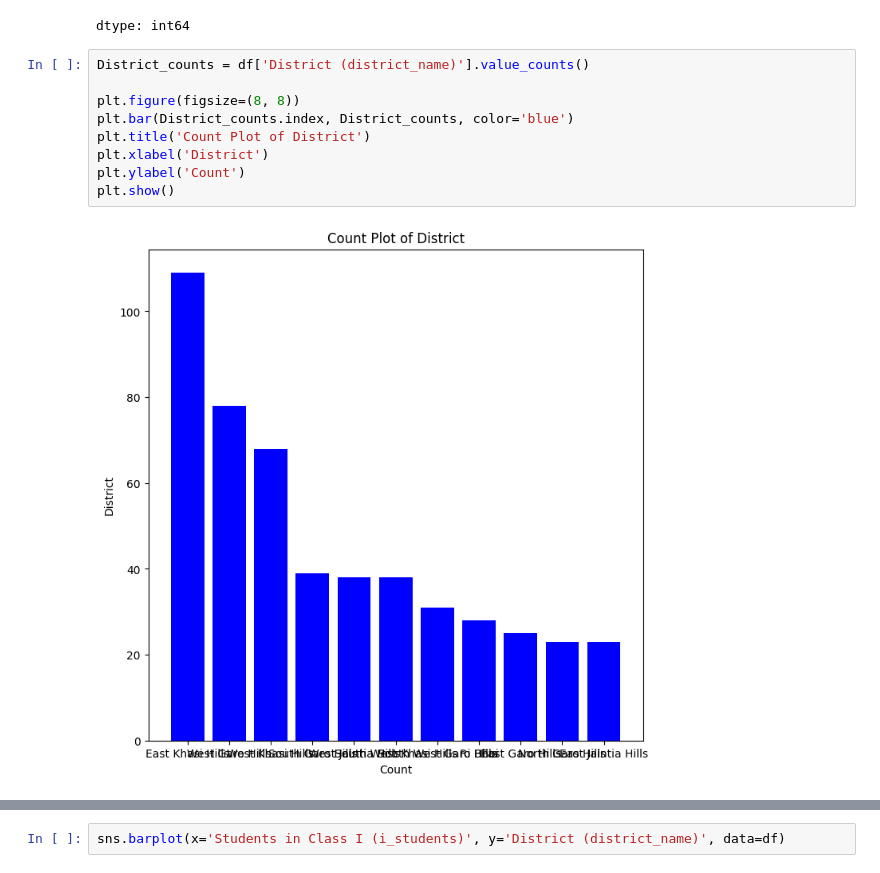
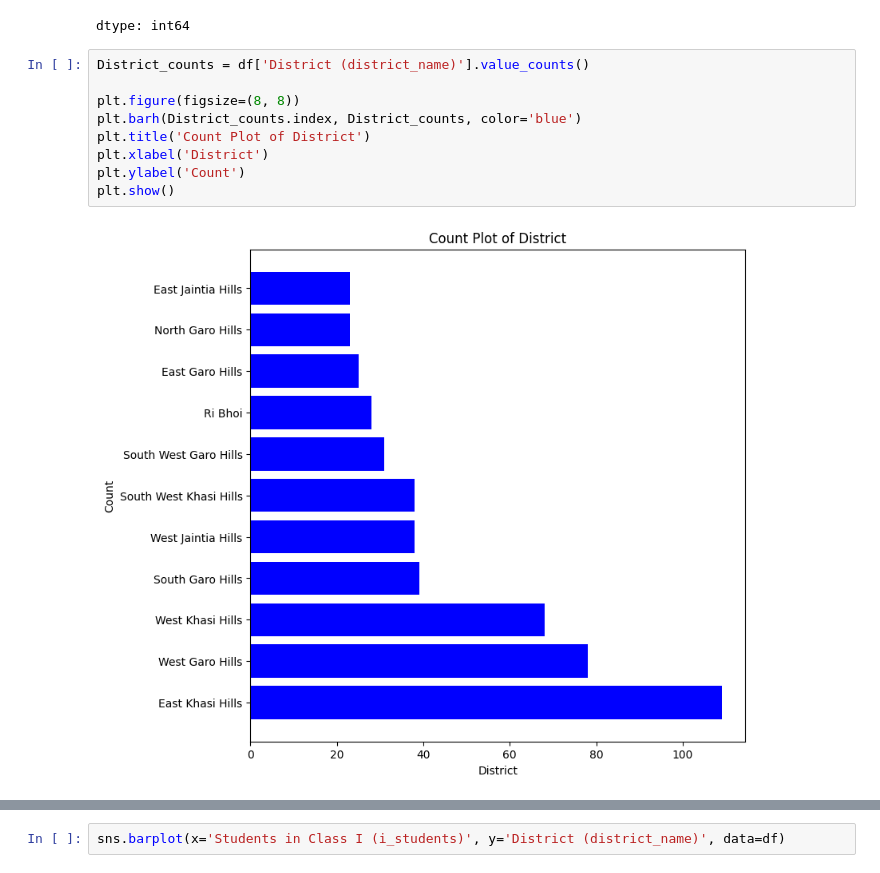
Before and after one commit to Pamela1005/Machine-learning-, a Jupyter notebook: Meghalaya education .ipynb, the cells around one changed output, grey strips where cells are left out. Saved outputs shown, nothing was run; the diff lists cells and outputs as text.

```diff
--- a/Meghalaya education .ipynb
+++ b/Meghalaya education .ipynb
@@ -154,11 +154,11 @@ dtype: int64
 # %%
 District_counts = df['District (district_name)'].value_counts()
 
 plt.figure(figsize=(8, 8))
-plt.bar(District_counts.index, District_counts, color='blue')
+plt.barh(District_counts.index, District_counts, color='blue')
 plt.title('Count Plot of District')
 plt.xlabel('District')
 plt.ylabel('Count')
 plt.show()
 # %% [output]
-[figure, old version]
+[figure, new version]
```
Also changed, not shown: parts of 4 cells of this notebook.
